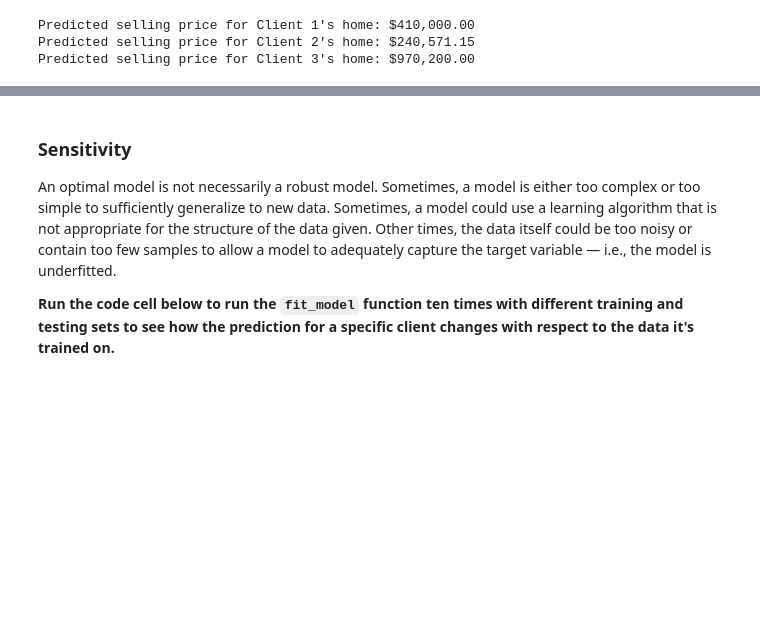
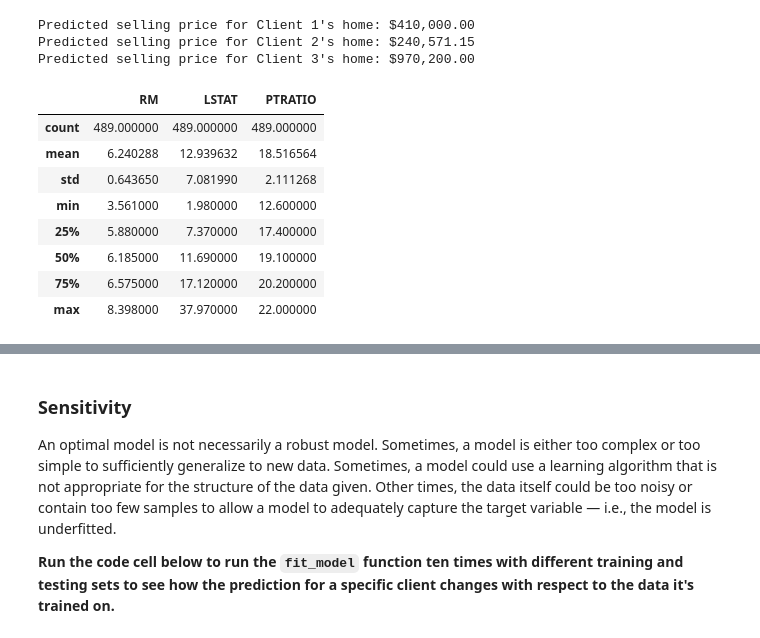
Before and after one commit to WillieMaddox/machine-learning, a Jupyter notebook: projects/boston_housing/boston_housing.ipynb, the cells around one changed output, grey strips where cells are left out. Saved outputs shown, nothing was run; the diff lists cells and outputs as text; code cells hidden in the pictures; blank space fills up the shorter version.

```diff
--- a/projects/boston_housing/boston_housing.ipynb
+++ b/projects/boston_housing/boston_housing.ipynb
@@ -374,5 +374,17 @@ for i, price in enumerate(reg.predict(client_data)):
 Predicted selling price for Client 1's home: $410,000.00
 Predicted selling price for Client 2's home: $240,571.15
 Predicted selling price for Client 3's home: $970,200.00
+# %%
+features.describe()
+# %% [output]
+|  | RM | LSTAT | PTRATIO |
+| count | 489.000000 | 489.000000 | 489.000000 |
+| mean | 6.240288 | 12.939632 | 18.516564 |
+| std | 0.643650 | 7.081990 | 2.111268 |
+| min | 3.561000 | 1.980000 | 12.600000 |
+| 25% | 5.880000 | 7.370000 | 17.400000 |
+| 50% | 6.185000 | 11.690000 | 19.100000 |
+| 75% | 6.575000 | 17.120000 | 20.200000 |
+| max | 8.398000 | 37.970000 | 22.000000 |
 # %% [markdown]
 **Answer: **
```
Also changed, not shown: parts of 4 cells of this notebook, 1 other file.
